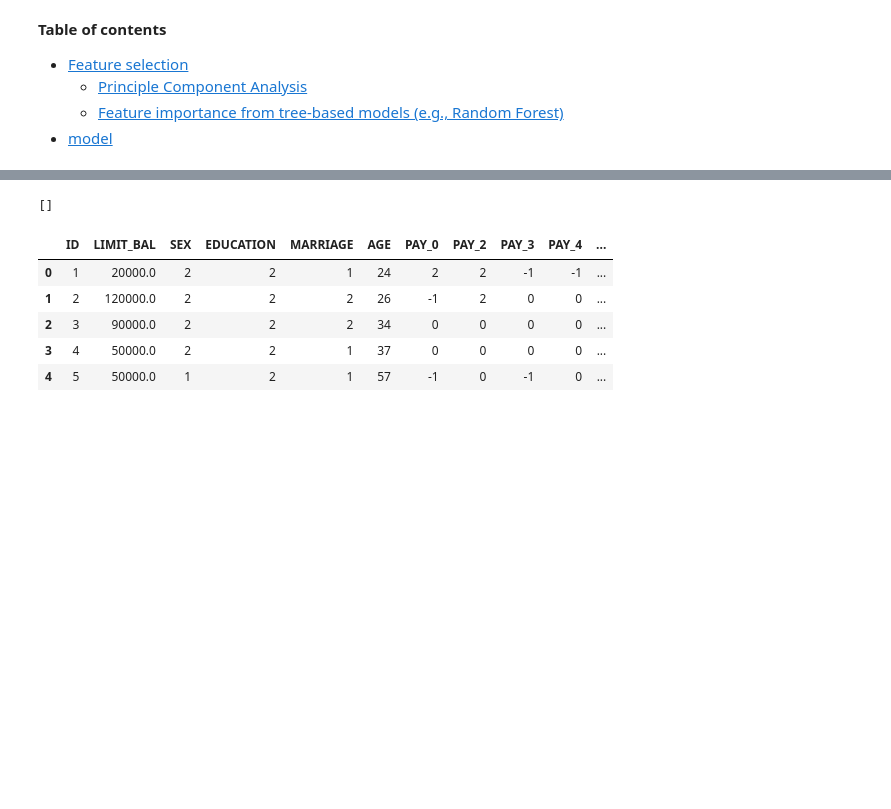
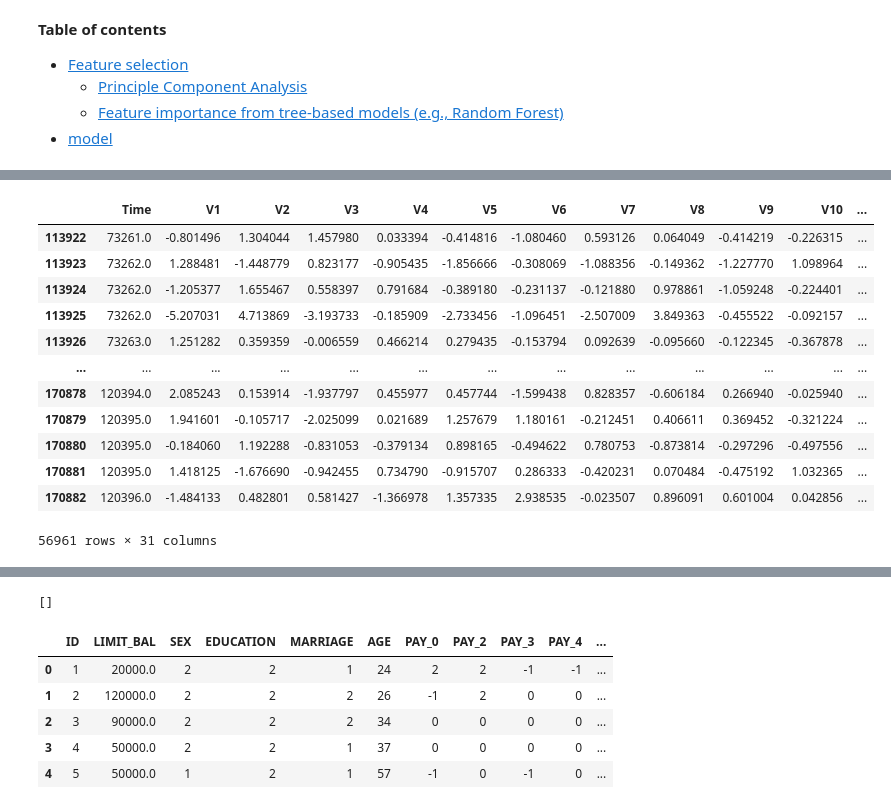
Before and after one commit to KevinJianLin/credit_Card_Fraud_Detection, a Jupyter notebook: Notebook/Credit_Card_Fraud_Detection.ipynb, the cells around one changed output, grey strips where cells are left out. Cells and saved outputs as stored; diff of their text form; code cells hidden in the pictures; blank space fills up the shorter version.

```diff
--- a/Notebook/Credit_Card_Fraud_Detection.ipynb
+++ b/Notebook/Credit_Card_Fraud_Detection.ipynb
@@ -50,0 +122,17 @@ credit_card.to_pickle('creditcard.pkl')
+# %%
+a = pd.read_csv('/Users/jianbinlin/Documents/ML_Classification_Models/Binary/credit_Card_Fraud_Detection/Data/df_2.csv',index_col=0)
+a
+# %% [output]
+|  | Time | V1 | V2 | V3 | V4 | V5 | V6 | V7 | V8 | V9 | V10 | ... |
+| 113922 | 73261.0 | -0.801496 | 1.304044 | 1.457980 | 0.033394 | -0.414816 | -1.080460 | 0.593126 | 0.064049 | -0.414219 | -0.226315 | ... |
+| 113923 | 73262.0 | 1.288481 | -1.448779 | 0.823177 | -0.905435 | -1.856666 | -0.308069 | -1.088356 | -0.149362 | -1.227770 | 1.098964 | ... |
+| 113924 | 73262.0 | -1.205377 | 1.655467 | 0.558397 | 0.791684 | -0.389180 | -0.231137 | -0.121880 | 0.978861 | -1.059248 | -0.224401 | ... |
+| 113925 | 73262.0 | -5.207031 | 4.713869 | -3.193733 | -0.185909 | -2.733456 | -1.096451 | -2.507009 | 3.849363 | -0.455522 | -0.092157 | ... |
+| 113926 | 73263.0 | 1.251282 | 0.359359 | -0.006559 | 0.466214 | 0.279435 | -0.153794 | 0.092639 | -0.095660 | -0.122345 | -0.367878 | ... |
+| ... | ... | ... | ... | ... | ... | ... | ... | ... | ... | ... | ... | ... |
+| 170878 | 120394.0 | 2.085243 | 0.153914 | -1.937797 | 0.455977 | 0.457744 | -1.599438 | 0.828357 | -0.606184 | 0.266940 | -0.025940 | ... |
+| 170879 | 120395.0 | 1.941601 | -0.105717 | -2.025099 | 0.021689 | 1.257679 | 1.180161 | -0.212451 | 0.406611 | 0.369452 | -0.321224 | ... |
+| 170880 | 120395.0 | -0.184060 | 1.192288 | -0.831053 | -0.379134 | 0.898165 | -0.494622 | 0.780753 | -0.873814 | -0.297296 | -0.497556 | ... |
+| 170881 | 120395.0 | 1.418125 | -1.676690 | -0.942455 | 0.734790 | -0.915707 | 0.286333 | -0.420231 | 0.070484 | -0.475192 | 1.032365 | ... |
+| 170882 | 120396.0 | -1.484133 | 0.482801 | 0.581427 | -1.366978 | 1.357335 | 2.938535 | -0.023507 | 0.896091 | 0.601004 | 0.042856 | ... |
+56961 rows × 31 columns
```
Also changed, not shown: parts of 9 cells of this notebook, 7 other files.
